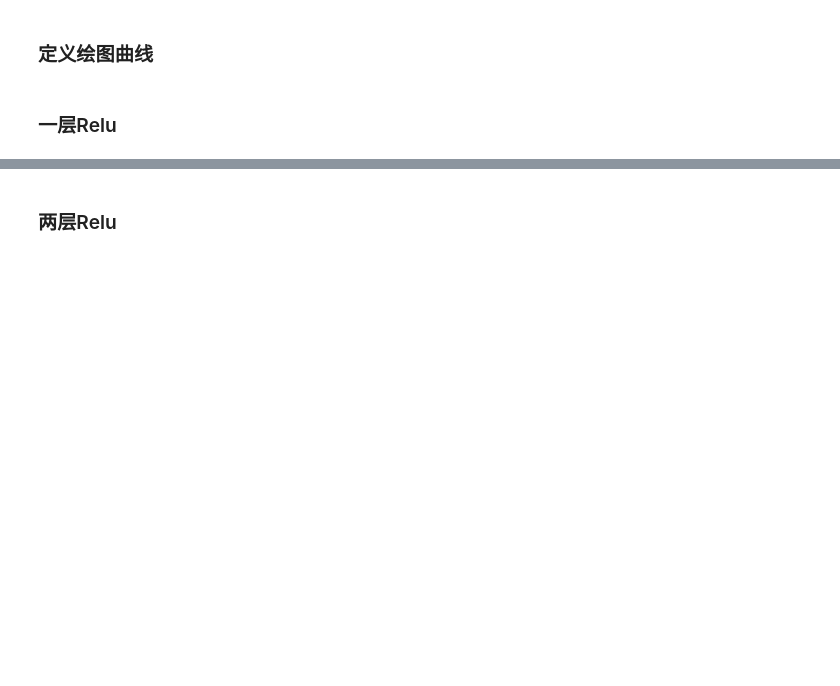
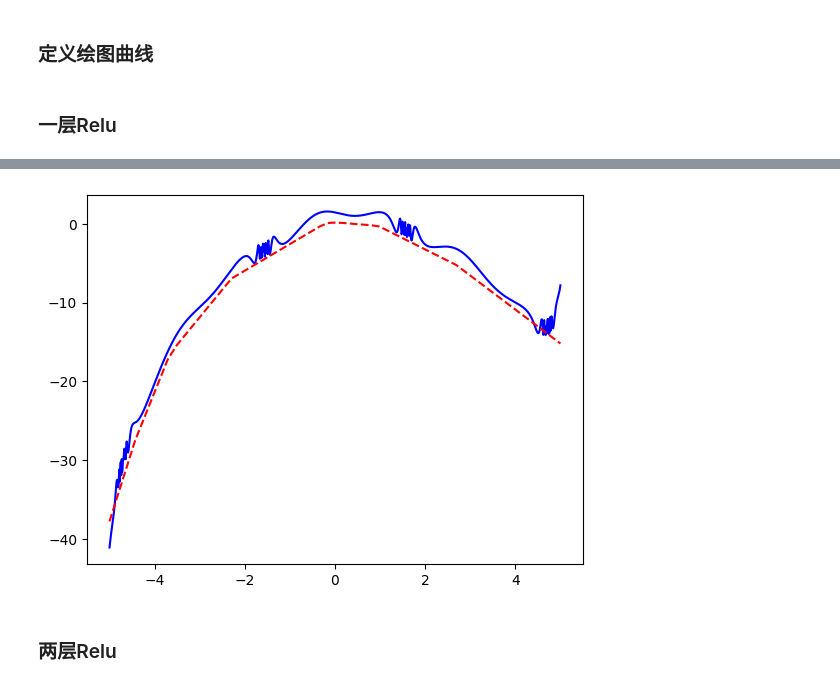
Before and after one commit to WinstonLiyt/Exercise-for-CS21008, a Jupyter notebook: exercise/chap4_ simple neural network/relu.ipynb, the cells around one changed output, grey strips where cells are left out. Cells and saved outputs as stored; diff of their text form; code cells hidden in the pictures; blank space fills up the shorter version.

```diff
--- a/exercise/chap4_ simple neural network/relu.ipynb
+++ b/exercise/chap4_ simple neural network/relu.ipynb
@@ -43,0 +47,10 @@ plt.show()
+# %%
+# 再写个测试集和测试效果
+x_test = np.linspace(-5, 5, 1000)
+y_test = f(x_test)
+y_pred = model.predict(x_test)
+plt.plot(x_test, y_test, 'b-')
+plt.plot(x_test, y_pred, 'r--')
+plt.grid
+plt.show()
+# %% [output]
@@ -44,3 +58,4 @@ plt.show()
+[figure, added]
 # %% [markdown]
 ### 两层Relu
 # %%
```
Also changed, not shown: parts of 23 cells of this notebook, 1 other file.
